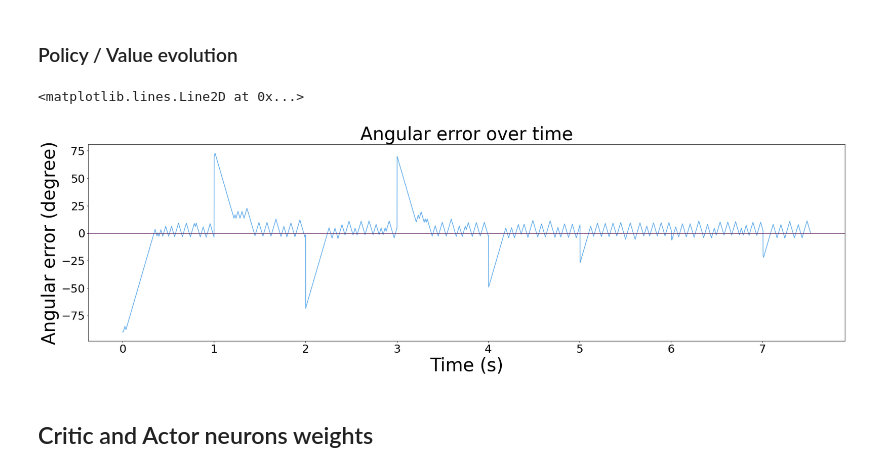
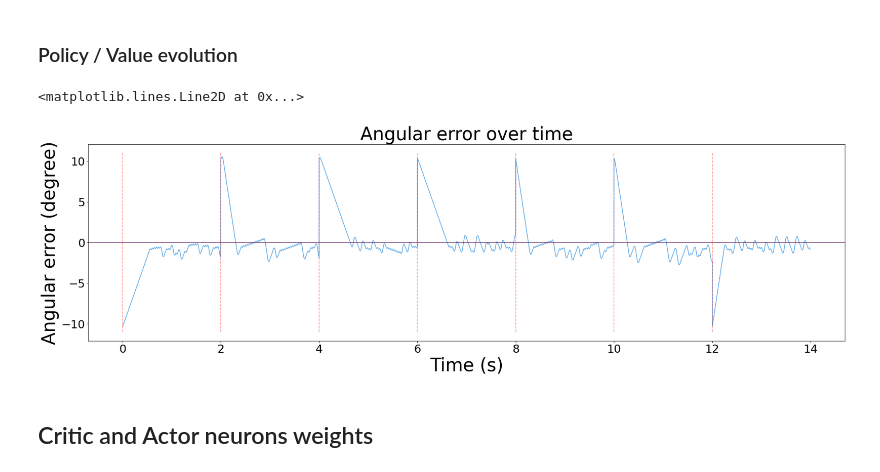
Before and after one commit to comsee-research/Neuvisys-analysis, a Jupyter notebook: Neuvisys.ipynb, the cells around one changed output. Drawn from its saved outputs; the diff is of its cells as text; code cells hidden in the pictures.

```diff
--- a/Neuvisys.ipynb
+++ b/Neuvisys.ipynb
@@ -386,25 +390,26 @@ values, policies, scores = value_policy_evaluation(network_path, binsize, 2)
 # validation_plot(values, policies, scores, ["Clockwise", "Counter-clockwise"])
 validation_plot(values, policies, scores, ["Left", "Right"], "tracking")
 # %%
-distance = np.load("/home/thomas/distance_orientation.npy")
+distance = np.load("/home/thomas/distance_tracking.npy")
 distance[distance > np.pi / 2] -= np.pi
 # distance[distance < -np.pi / 2] += np.pi
 
 # distance = np.sqrt((-0.5 * 0.1**2) * np.log(distance / 100))
 # distance = np.concatenate((distance[1:7000], distance[8000:]))
-
+distance = distance[10000:24000]
 distance = np.degrees(distance)
 t = np.arange(0, distance.size) * 1e-3
 
 plt.figure()
 plt.title("Angular error over time")
 plt.xlabel("Time (s)")
 plt.ylabel("Angular error (degree)")
 plt.plot(t, distance, color="#5DA9E9")
+plt.vlines(np.arange(0, t[-1], 2), -11, 11, color="red", linestyles="dashed", alpha=0.4)
 plt.axhline(0, color="#6D326D")
 # %% [output]
 <matplotlib.lines.Line2D at 0x...>
-[figure, old version]
+[figure, new version]
 # %% [markdown]
 ## Critic and Actor neurons weights
 # %%
```
Also changed, not shown: parts of 8 cells of this notebook, 1 other file.
